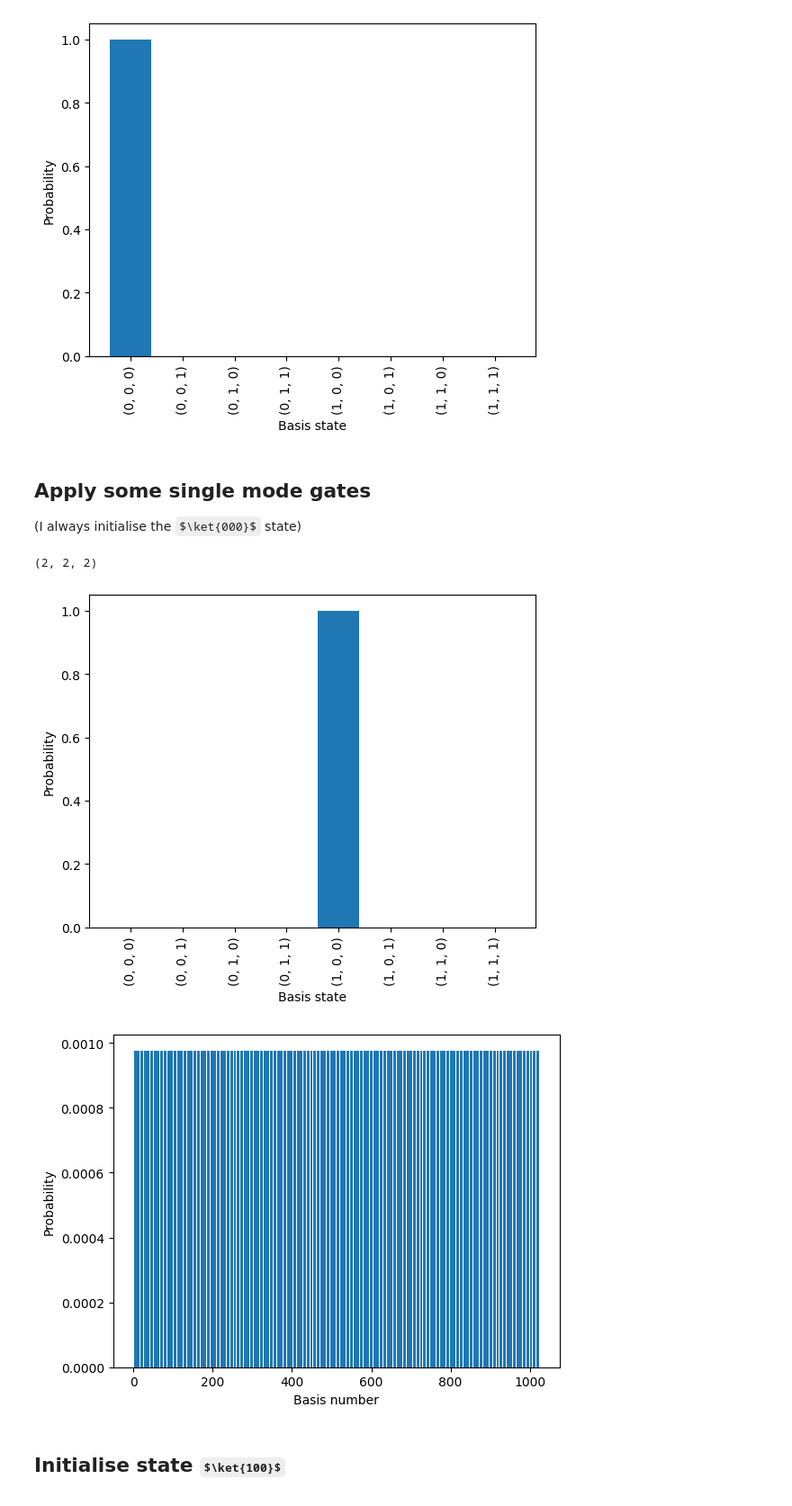
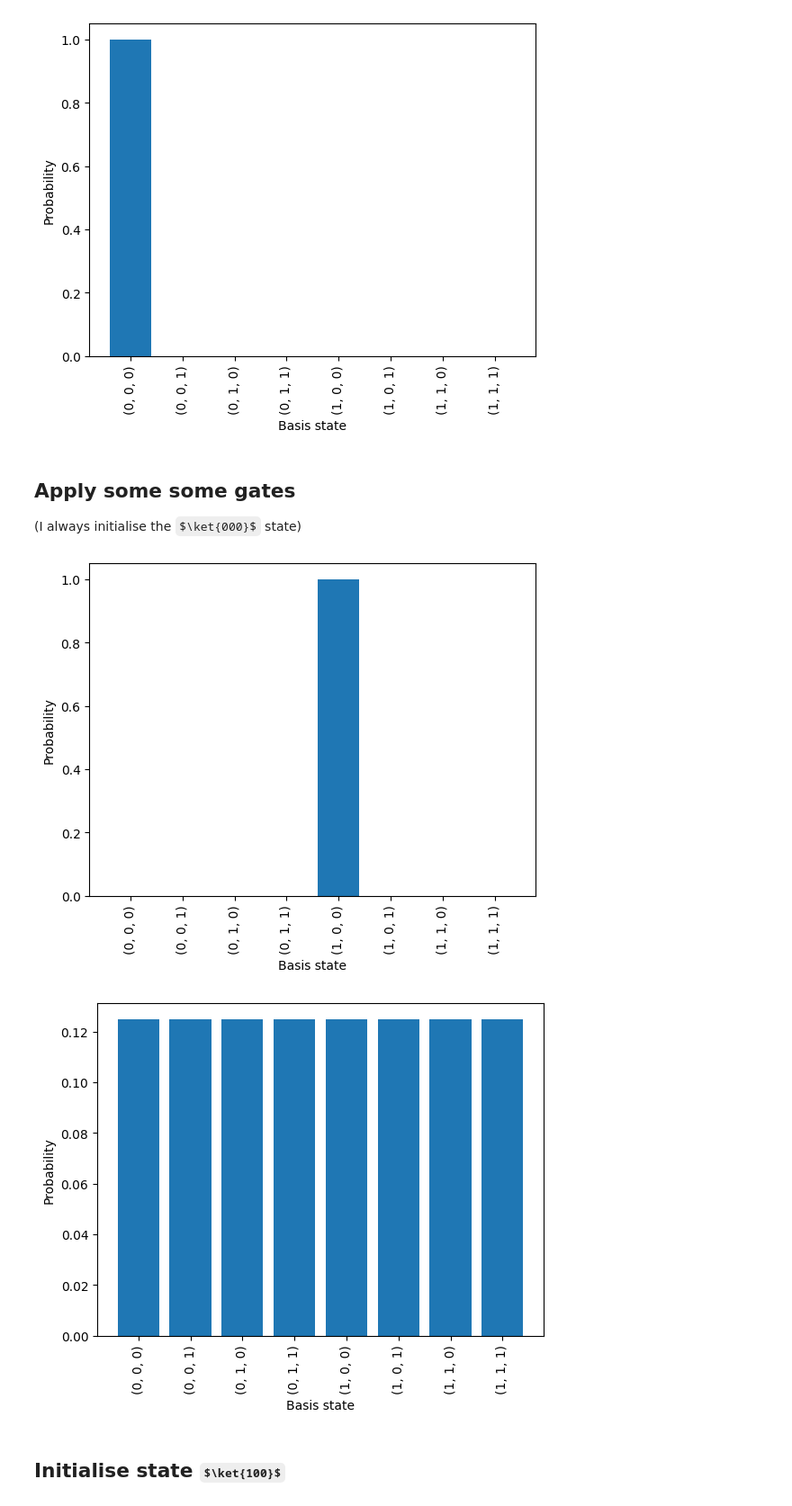
Before and after one commit to olgasolodovnikova/qcircuit, a Jupyter notebook: Simulator.ipynb, the cells around one changed output. Shown at 90% size. Drawn from its saved outputs; the diff is of its cells as text; code cells hidden in the pictures; some formulas as TeX source.

```diff
--- a/Simulator.ipynb
+++ b/Simulator.ipynb
@@ -172,31 +13,33 @@ state.plot_state()
 [(0, 0, 0), (0, 0, 1), (0, 1, 0), (0, 1, 1), (1, 0, 0), (1, 0, 1), (1, 1, 0), (1, 1, 1)]
 [figure]
 # %% [markdown]
-## Apply some single mode gates
+## Apply some some gates
 (I always initialise the $\ket{000}$ state)
 # %%
 ## Apply an X gate
 num = 3
 state = State(num)
+X = Gate().X
 state.apply_single_qubit_gate(X, 0)
-print(state.tensor.shape)
 state.plot_state()
 # %% [output]
-(2, 2, 2)
 [figure]
 # %%
 ## Apply Hadamard gate on all qubits
 
-num = 10
+num = 3
 
 state = State(num, )
+H = Gate().H
 
 [state.apply_single_qubit_gate(H, i) for i in range(0,num)]
-#state.apply_single_qubit_gate(Y_gate, 2)
+
+state.apply_single_qubit_gate(Gate().Y, 2)
+state.apply_cnot_qubit_gate(0,2)
 
 state.plot_state()
 # %% [output]
-[figure, old version]
+[figure, new version]
 # %% [markdown]
 ## Initialise state $\ket{100}$
 # %%
```
Also changed, not shown: parts of 11 cells of this notebook, 3 other files.
